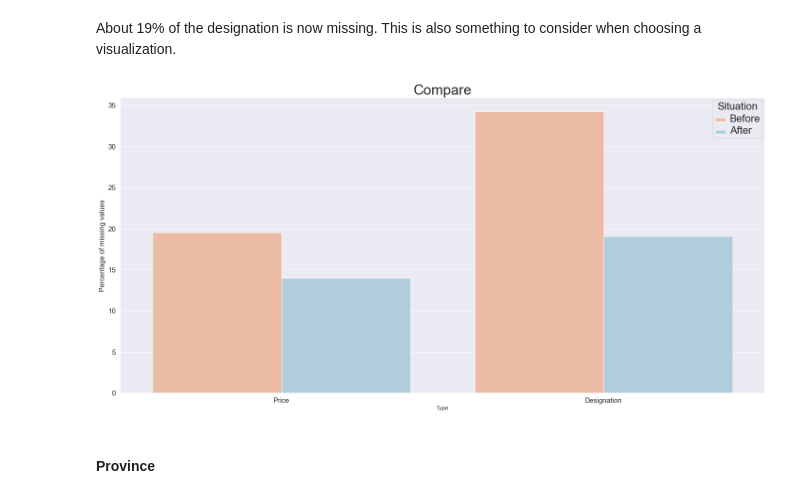
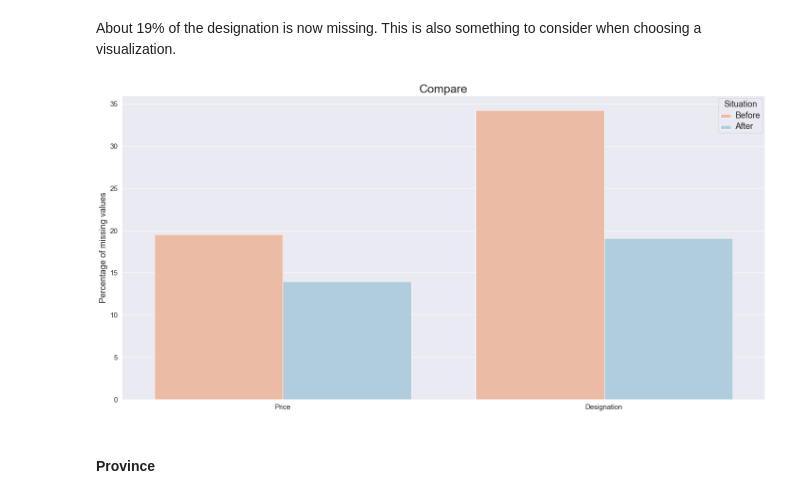
Before and after one commit to com-480-data-visualization/com-480-project-lesvizerables, a Jupyter notebook: Milestone1.ipynb, the cells around one changed output. Saved outputs shown, nothing was run; the diff lists cells and outputs as text; code cells hidden in the pictures.

```diff
--- a/Milestone1.ipynb
+++ b/Milestone1.ipynb
@@ -225,35 +225,34 @@ Name: designation, Length: 1585, dtype: int64
 # %% [markdown]
 About 19% of the designation is now missing. This is also something to consider when choosing a visualization.
 # %%
-# comparison of missing values before and now
+# Comparison of missing values before and now
 
 price_before = (france.price.isnull().sum() / len(france)) * 100
 price_after = (wines_lim.price.isnull().sum() / len(wines_lim)) * 100
 
 designation_before = (france.designation.isnull().sum() / len(france)) * 100
 designation_after = (wines_lim.designation.isnull().sum() / len(wines_lim)) * 100
 
 data = {'Type':['Price', 'Price', 'Designation', 'Designation'], 'values':[price_before, price_after, designation_before, designation_after], 'Situation': ['Before', 'After', 'Before', 'After']}
 
 compare_values = pd.DataFrame(data)
 compare_values
 
-# plotting data
+# Plotting data
 sns.set(rc={'figure.figsize':(20,10)})
-#g = sns.catplot(x=, y="survived", hue="sex", data=titanic,
-#                height=6, kind="bar", palette="muted")
 s = sns.barplot(x = 'Type', y = 'values', hue = 'Situation', palette = 'RdBu', data = compare_values)
-plt.setp(s.get_legend().get_texts(), fontsize='22')
-plt.setp(s.get_legend().get_title(), fontsize='22')
+plt.setp(s.get_legend().get_texts(), fontsize='18')
+plt.setp(s.get_legend().get_title(), fontsize='18')
 
-s.set_title('Compare', fontsize = 30)
-s.set_ylabel('Percentage of missing values', fontsize = 15)
+s.set_title('Compare', fontsize = 25)
+s.set_ylabel('Percentage of missing values', fontsize = 18)
+s.set_xlabel('', fontsize = 18)
 s.tick_params(labelsize=15)
 
 plt.tight_layout()
 plt.savefig('compare.pdf', format='pdf')
 # %% [output]
-[figure, old version]
+[figure, new version]
 # %% [markdown]
 #### Province
 # %%
```
Also changed, not shown: parts of 20 cells of this notebook, 4 other files.
